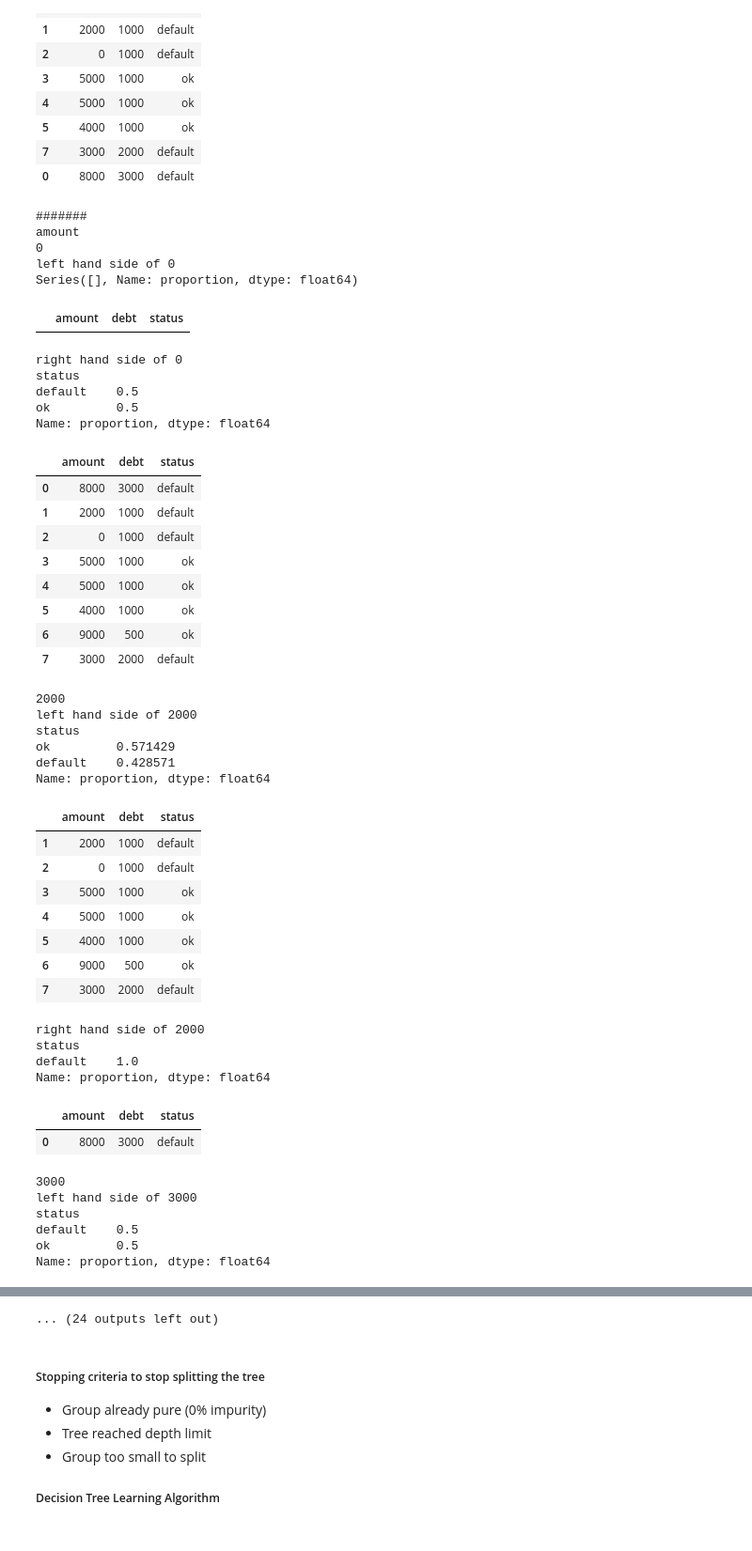
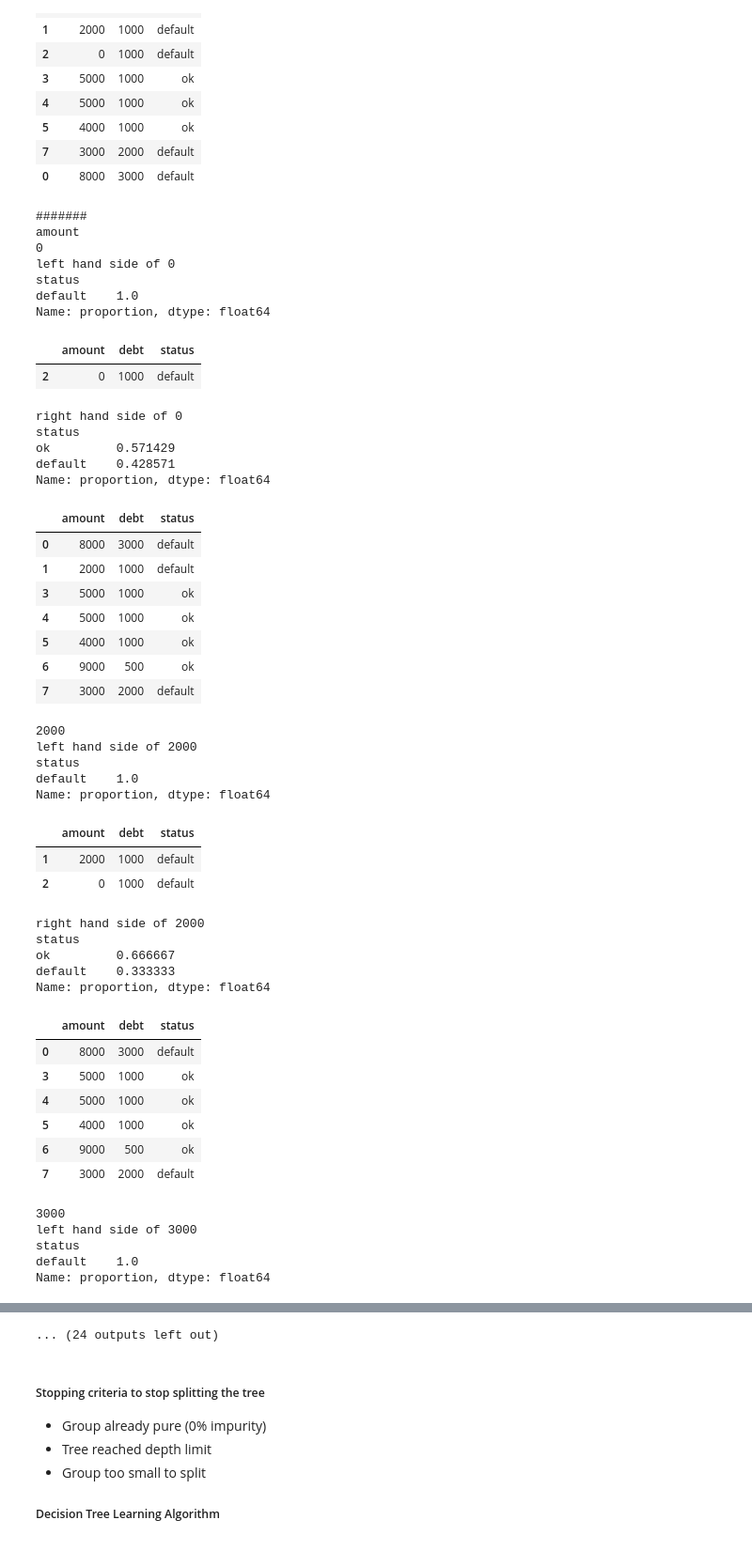
Before and after one commit to Jaykold/mlzoomcamp, a Jupyter notebook: week6/ML_zoomcamp_wk6.ipynb, the cells around one changed output, grey strips where cells are left out. Shown at 94% size. Cells and saved outputs as stored; diff of their text form; code cells hidden in the pictures.

```diff
--- a/week6/ML_zoomcamp_wk6.ipynb
+++ b/week6/ML_zoomcamp_wk6.ipynb
@@ -382,60 +382,61 @@ for feature, Ts in thresholds.items():
     print(feature)
     for T in Ts:
         print(T)
-        df_left = df_example1[df_example1[key] <= T]
-        df_right = df_example1[df_example1[key] > T]
+        df_left = df_example1[df_example1[feature] <= T]
+        df_right = df_example1[df_example1[feature] > T]
 
         print(f"left hand side of {T} \n{df_left.status.value_counts(normalize=True)}")
         display(df_left)
         print(f"right hand side of {T} \n{df_right.status.value_counts(normalize=True)}")
         display(df_right)
 
         print()
 # %% [output]
 #######
 amount
 0
 left hand side of 0
-Series([], Name: proportion, dtype: float64)
+status
+default    1.0
+Name: proportion, dtype: float64
 |  | amount | debt | status |
+| 2 | 0 | 1000 | default |
 right hand side of 0
 status
-default    0.5
-ok         0.5
+ok         0.571429
+default    0.428571
 Name: proportion, dtype: float64
 |  | amount | debt | status |
 | 0 | 8000 | 3000 | default |
 | 1 | 2000 | 1000 | default |
-| 2 | 0 | 1000 | default |
 | 3 | 5000 | 1000 | ok |
 | 4 | 5000 | 1000 | ok |
 | 5 | 4000 | 1000 | ok |
 | 6 | 9000 | 500 | ok |
 | 7 | 3000 | 2000 | default |
 2000
 left hand side of 2000
 status
-ok         0.571429
-default    0.428571
+default    1.0
 Name: proportion, dtype: float64
 |  | amount | debt | status |
 | 1 | 2000 | 1000 | default |
 | 2 | 0 | 1000 | default |
-| 3 | 5000 | 1000 | ok |
-| 4 | 5000 | 1000 | ok |
-| 5 | 4000 | 1000 | ok |
-| 6 | 9000 | 500 | ok |
-| 7 | 3000 | 2000 | default |
 right hand side of 2000
 status
-default    1.0
+ok         0.666667
+default    0.333333
 Name: proportion, dtype: float64
 |  | amount | debt | status |
 | 0 | 8000 | 3000 | default |
+| 3 | 5000 | 1000 | ok |
+| 4 | 5000 | 1000 | ok |
+| 5 | 4000 | 1000 | ok |
+| 6 | 9000 | 500 | ok |
+| 7 | 3000 | 2000 | default |
 3000
 left hand side of 3000
 status
-default    0.5
-ok         0.5
+default    1.0
 Name: proportion, dtype: float64
 |  | amount | debt | status |
```
Also changed, not shown: parts of 26 cells of this notebook, 1 other file.
